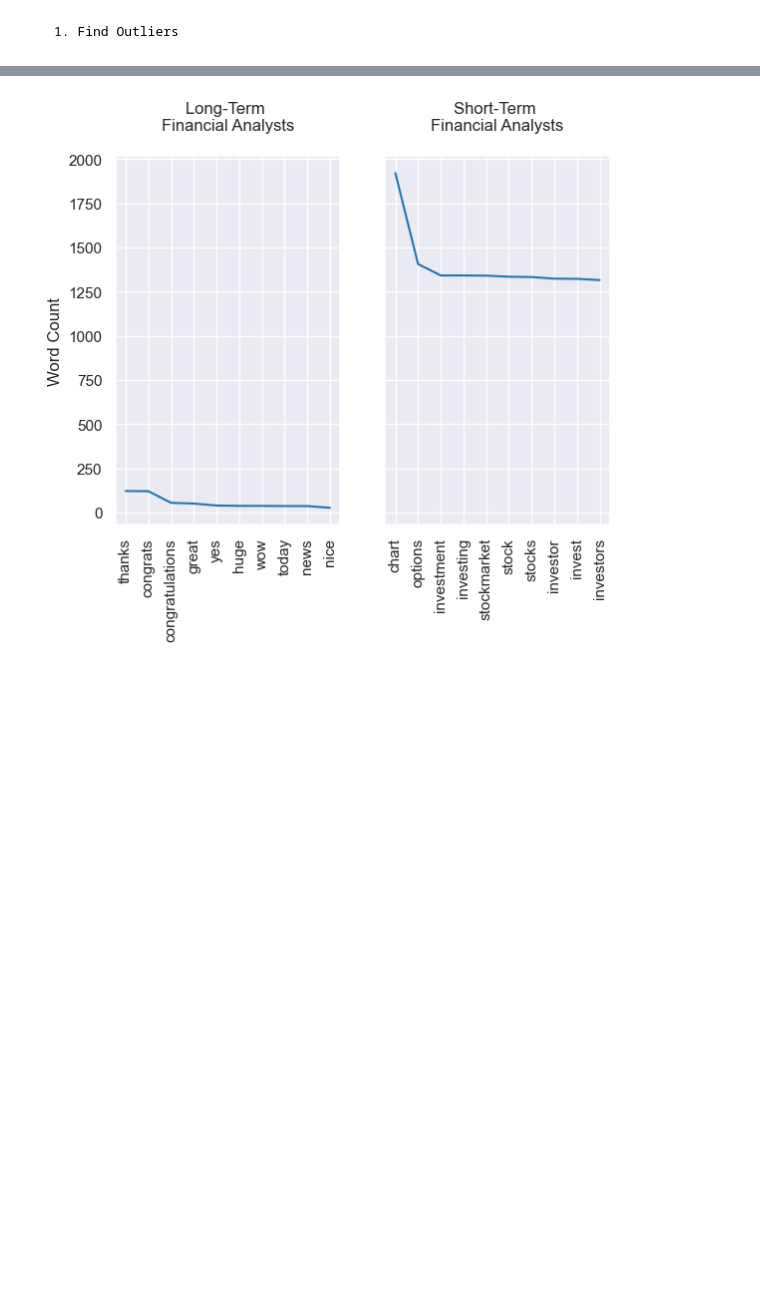
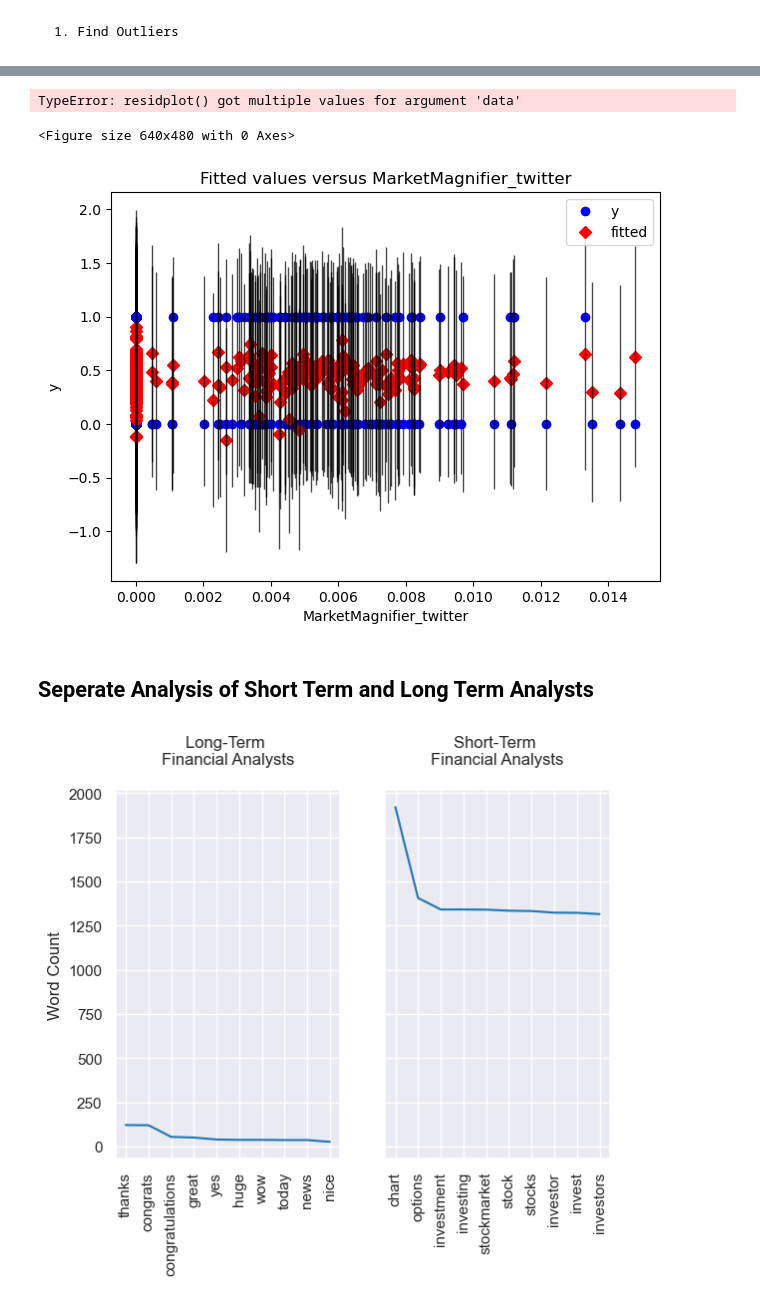
Before and after one commit to KeatonSpiller/Sentiment_Analysis, a Jupyter notebook: Stock_Market/notebooks/TwitterBot.ipynb, the cells around one changed output, grey strips where cells are left out. Drawn from its saved outputs; the diff is of its cells as text; code cells hidden in the pictures; blank space fills up the shorter version.

```diff
--- a/Stock_Market/notebooks/TwitterBot.ipynb
+++ b/Stock_Market/notebooks/TwitterBot.ipynb
@@ -481,0 +565,10 @@ strong multicollinearity or other numerical problems.
+# %%
+diagnostic_plots(X, y, lm)
+# %% [output]
+TypeError: residplot() got multiple values for argument 'data'
+<Figure size 640x480 with 0 Axes>
+# %%
+fig = sm.graphics.plot_fit(lm, "MarketMagnifier_twitter")
+fig.tight_layout(pad=1.0)
+# %% [output]
+[figure, added]
@@ -482,3 +578,5 @@ strong multicollinearity or other numerical problems.
+# %% [markdown]
+## Seperate Analysis of Short Term and Long Term Analysts
 # %%
 # Analyzing short term and long term words
 all_words_longterm = strip_all_words(df_long_term, stop)
```
Also changed, not shown: parts of 42 cells of this notebook.
